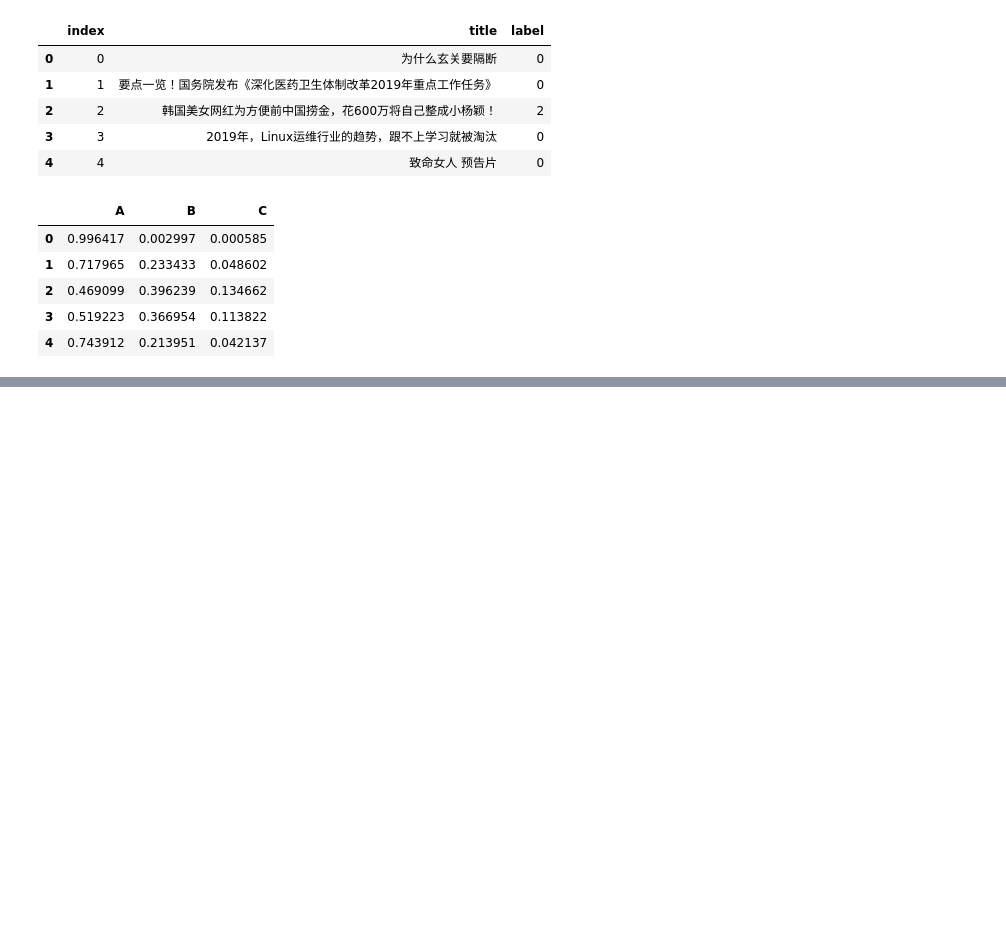
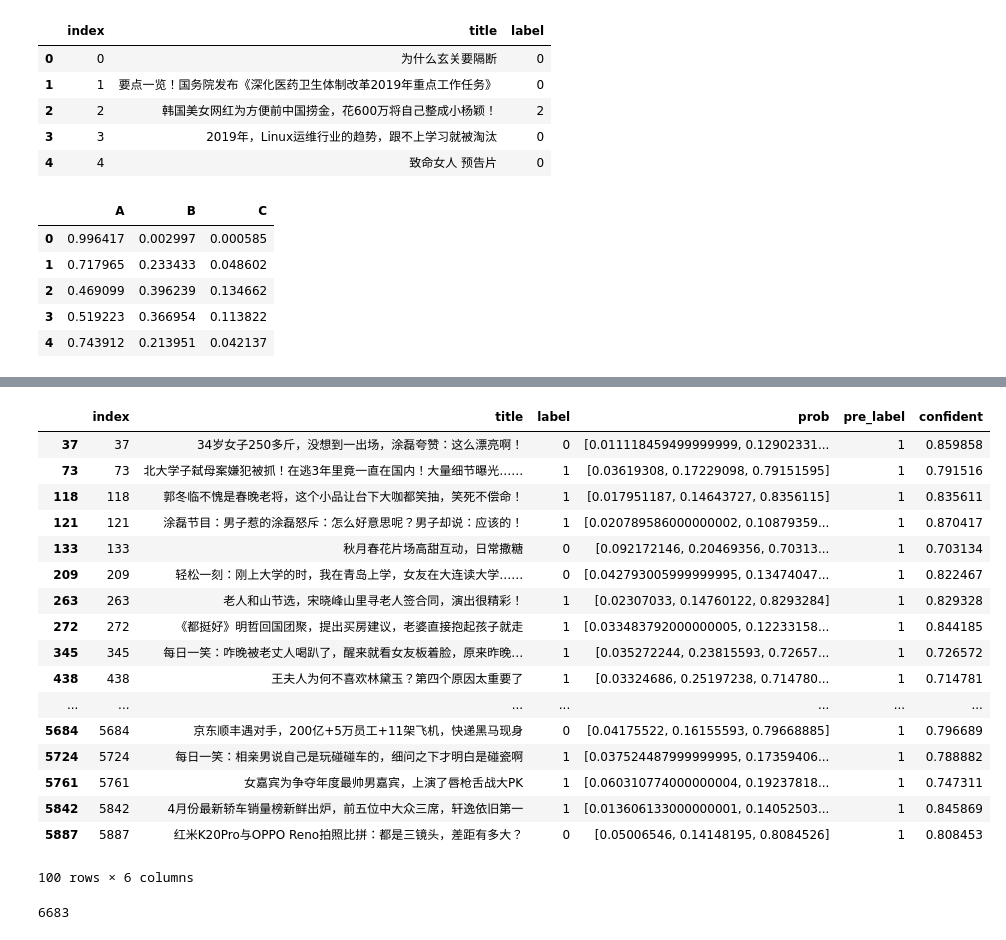
Before and after one commit to wangruichens/bert_multi_gpu, a Jupyter notebook: bert1.ipynb, the cells around one changed output, grey strips where cells are left out. Cells and saved outputs as stored; diff of their text form; code cells hidden in the pictures; blank space fills up the shorter version.

```diff
--- a/bert1.ipynb
+++ b/bert1.ipynb
@@ -222,3 +237,24 @@ df_raw.head(10)
+# %%
+df_raw.query('confident>0.7').head(100)
+# %% [output]
+|  | index | title | label | prob | pre_label | confident |
+| 37 | 37 | 34岁女子250多斤，没想到一出场，涂磊夸赞：这么漂亮啊！ | 0 | [0.011118459499999999, 0.12902331... | 1 | 0.859858 |
+| 73 | 73 | 北大学子弑母案嫌犯被抓！在逃3年里竟一直在国内！大量细节曝光…… | 1 | [0.03619308, 0.17229098, 0.79151595] | 1 | 0.791516 |
+| 118 | 118 | 郭冬临不愧是春晚老将，这个小品让台下大咖都笑抽，笑死不偿命！ | 1 | [0.017951187, 0.14643727, 0.8356115] | 1 | 0.835611 |
+| 121 | 121 | 涂磊节目：男子惹的涂磊怒斥：怎么好意思呢？男子却说：应该的！ | 1 | [0.020789586000000002, 0.10879359... | 1 | 0.870417 |
+| 133 | 133 | 秋月春花片场高甜互动，日常撒糖 | 0 | [0.092172146, 0.20469356, 0.70313... | 1 | 0.703134 |
+| 209 | 209 | 轻松一刻：刚上大学的时，我在青岛上学，女友在大连读大学…… | 0 | [0.042793005999999995, 0.13474047... | 1 | 0.822467 |
+| 263 | 263 | 老人和山节选，宋晓峰山里寻老人签合同，演出很精彩！ | 1 | [0.02307033, 0.14760122, 0.8293284] | 1 | 0.829328 |
+| 272 | 272 | 《都挺好》明哲回国团聚，提出买房建议，老婆直接抱起孩子就走 | 1 | [0.033483792000000005, 0.12233158... | 1 | 0.844185 |
+| 345 | 345 | 每日一笑：咋晚被老丈人喝趴了，醒来就看女友板着脸，原来昨晚… | 1 | [0.035272244, 0.23815593, 0.72657... | 1 | 0.726572 |
+| 438 | 438 | 王夫人为何不喜欢林黛玉？第四个原因太重要了 | 1 | [0.03324686, 0.25197238, 0.714780... | 1 | 0.714781 |
+| ... | ... | ... | ... | ... | ... | ... |
+| 5684 | 5684 | 京东顺丰遇对手，200亿+5万员工+11架飞机，快递黑马现身 | 0 | [0.04175522, 0.16155593, 0.79668885] | 1 | 0.796689 |
+| 5724 | 5724 | 每日一笑：相亲男说自己是玩碰碰车的，细问之下才明白是碰瓷啊 | 1 | [0.037524487999999995, 0.17359406... | 1 | 0.788882 |
+| 5761 | 5761 | 女嘉宾为争夺年度最帅男嘉宾，上演了唇枪舌战大PK | 1 | [0.060310774000000004, 0.19237818... | 1 | 0.747311 |
+| 5842 | 5842 | 4月份最新轿车销量榜新鲜出炉，前五位中大众三席，轩逸依旧第一 | 1 | [0.013606133000000001, 0.14052503... | 1 | 0.845869 |
+| 5887 | 5887 | 红米K20Pro与OPPO Reno拍照比拼：都是三镜头，差距有多大？ | 0 | [0.05006546, 0.14148195, 0.8084526] | 1 | 0.808453 |
+100 rows × 6 columns
 # %%
 df_tp= df_raw[(df_raw.label==1) & (df_raw.pre_label==1)]
 df_tn= df_raw[(df_raw.label==0) & (df_raw.pre_label==0)]
@@ -229,3 +265,6 @@ tn = df_tn.shape[0]
 fp = df_fp.shape[0]
 fn = df_fn.shape[0]
 n =df_raw.shape[0]
+print(fn)
+# %% [output]
+6683
```
Also changed, not shown: parts of 7 cells of this notebook, 3 other files.
